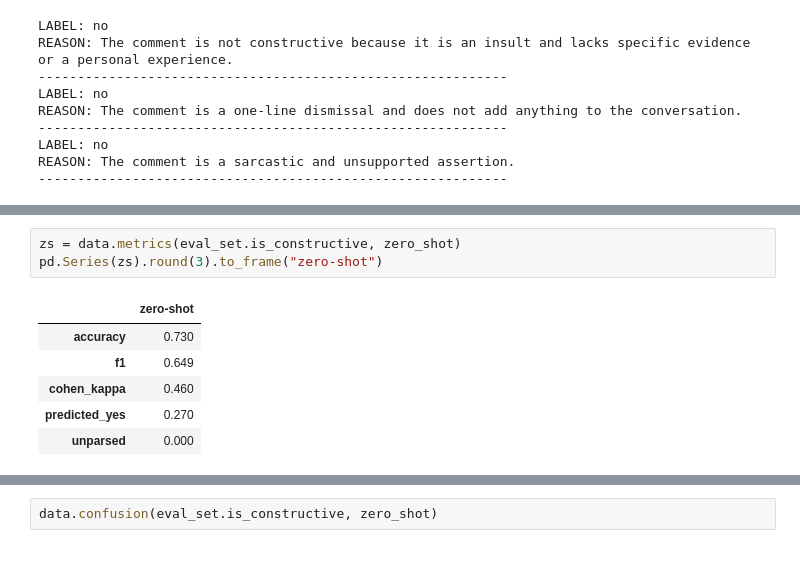
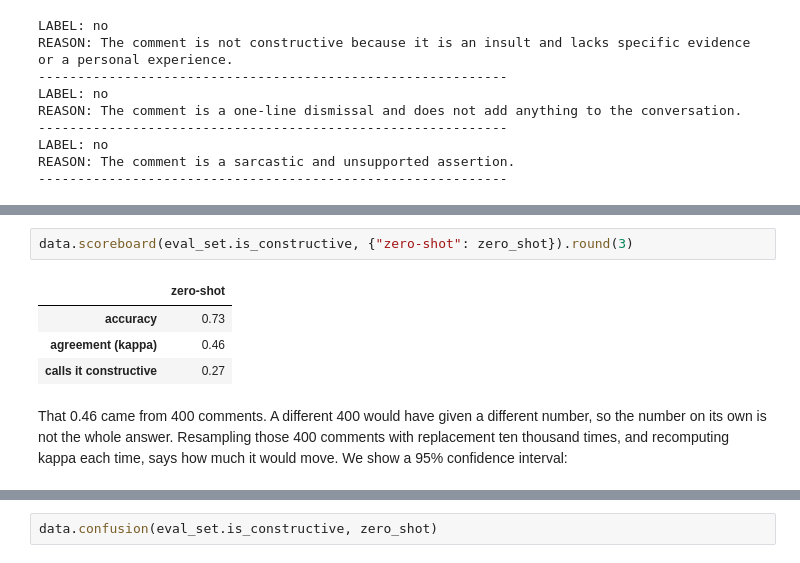
Before and after one commit to ubcecon/praxis-ubc, a Jupyter notebook: project/docs/llm_annotations/llm_text_annotation.ipynb, the cells around one changed output, grey strips where cells are left out. Cells and saved outputs as stored; diff of their text form.

```diff
--- a/project/docs/llm_annotations/llm_text_annotation.ipynb
+++ b/project/docs/llm_annotations/llm_text_annotation.ipynb
@@ -133,10 +141,9 @@ Accuracy is the share the model got right. **Cohen's kappa** (add formula, defin
 # %%
-zs = data.metrics(eval_set.is_constructive, zero_shot)
-pd.Series(zs).round(3).to_frame("zero-shot")
+data.scoreboard(eval_set.is_constructive, {"zero-shot": zero_shot}).round(3)
 # %% [output]
 |  | zero-shot |
-| accuracy | 0.730 |
-| f1 | 0.649 |
-| cohen_kappa | 0.460 |
-| predicted_yes | 0.270 |
-| unparsed | 0.000 |
+| accuracy | 0.73 |
+| agreement (kappa) | 0.46 |
+| calls it constructive | 0.27 |
+# %% [markdown]
+That 0.46 came from 400 comments. A different 400 would have given a different number, so the number on its own is not the whole answer. Resampling those 400 comments with replacement ten thousand times, and recomputing kappa each time, says how much it would move. We show a 95% confidence interval:
```
Also changed, not shown: parts of 28 cells of this notebook, 6 other files.
